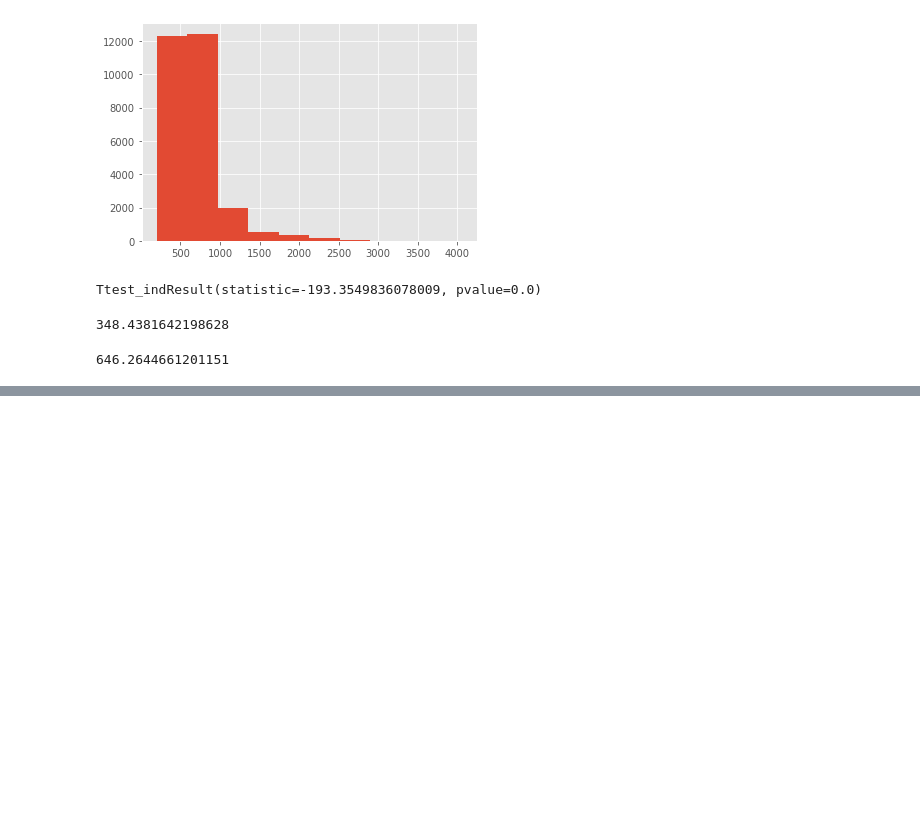
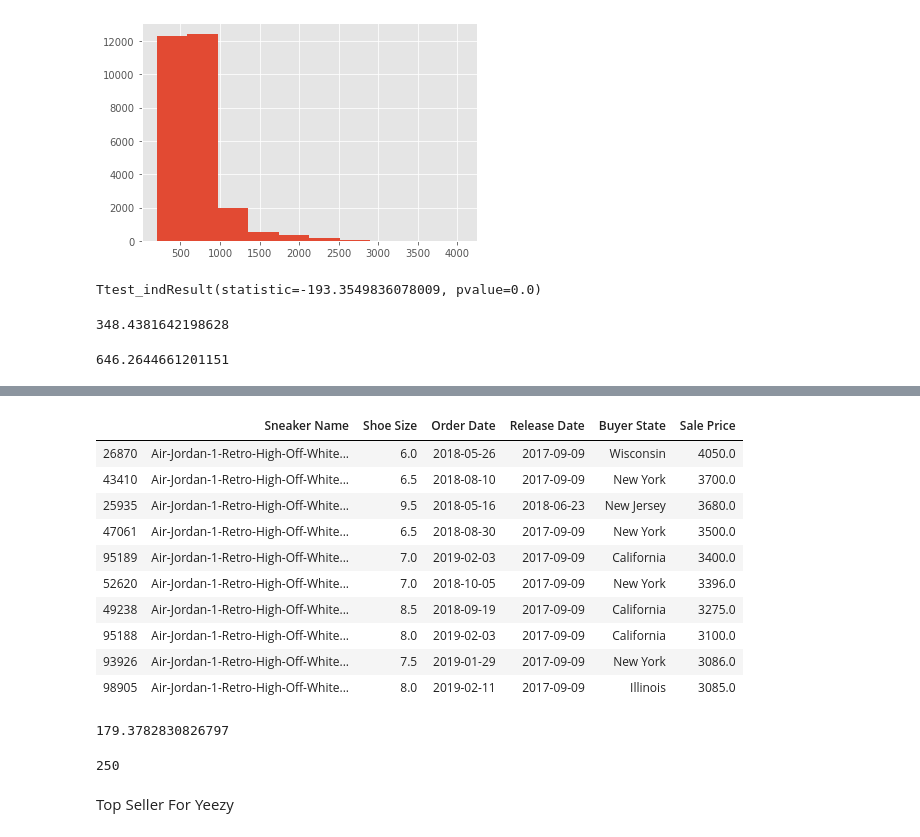
Before and after one commit to HienHa34/Yeezy-vs.-Off-White, a Jupyter notebook: EDA.ipynb, the cells around one changed output, grey strips where cells are left out. Saved outputs shown, nothing was run; the diff lists cells and outputs as text; code cells hidden in the pictures; blank space fills up the shorter version.

Commit message:
top selling sneakers for each brand

```diff
--- a/EDA.ipynb
+++ b/EDA.ipynb
@@ -859,0 +914,24 @@ ow_sale_price95.mean()
+# %%
+off_white_df[['Sneaker Name', 'Shoe Size','Order Date','Release Date','Buyer State', 'Sale Price']].sort_values(by= 'Sale Price', ascending = False).head(10)
+# %% [output]
+|  | Sneaker Name | Shoe Size | Order Date | Release Date | Buyer State | Sale Price |
+| 26870 | Air-Jordan-1-Retro-High-Off-White... | 6.0 | 2018-05-26 | 2017-09-09 | Wisconsin | 4050.0 |
+| 43410 | Air-Jordan-1-Retro-High-Off-White... | 6.5 | 2018-08-10 | 2017-09-09 | New York | 3700.0 |
+| 25935 | Air-Jordan-1-Retro-High-Off-White... | 9.5 | 2018-05-16 | 2018-06-23 | New Jersey | 3680.0 |
+| 47061 | Air-Jordan-1-Retro-High-Off-White... | 6.5 | 2018-08-30 | 2017-09-09 | New York | 3500.0 |
+| 95189 | Air-Jordan-1-Retro-High-Off-White... | 7.0 | 2019-02-03 | 2017-09-09 | California | 3400.0 |
+| 52620 | Air-Jordan-1-Retro-High-Off-White... | 7.0 | 2018-10-05 | 2017-09-09 | New York | 3396.0 |
+| 49238 | Air-Jordan-1-Retro-High-Off-White... | 8.5 | 2018-09-19 | 2017-09-09 | California | 3275.0 |
+| 95188 | Air-Jordan-1-Retro-High-Off-White... | 8.0 | 2019-02-03 | 2017-09-09 | California | 3100.0 |
+| 93926 | Air-Jordan-1-Retro-High-Off-White... | 7.5 | 2019-01-29 | 2017-09-09 | New York | 3086.0 |
+| 98905 | Air-Jordan-1-Retro-High-Off-White... | 8.0 | 2019-02-11 | 2017-09-09 | Illinois | 3085.0 |
+# %%
+off_white_df['Retail Price'].mean()
+# %% [output]
+179.3782830826797
+# %%
+off_white_df['Retail Price'].max()
+# %% [output]
+250
+# %% [markdown]
+Top Seller For Yeezy
```
Also changed, not shown: parts of 31 cells of this notebook.
